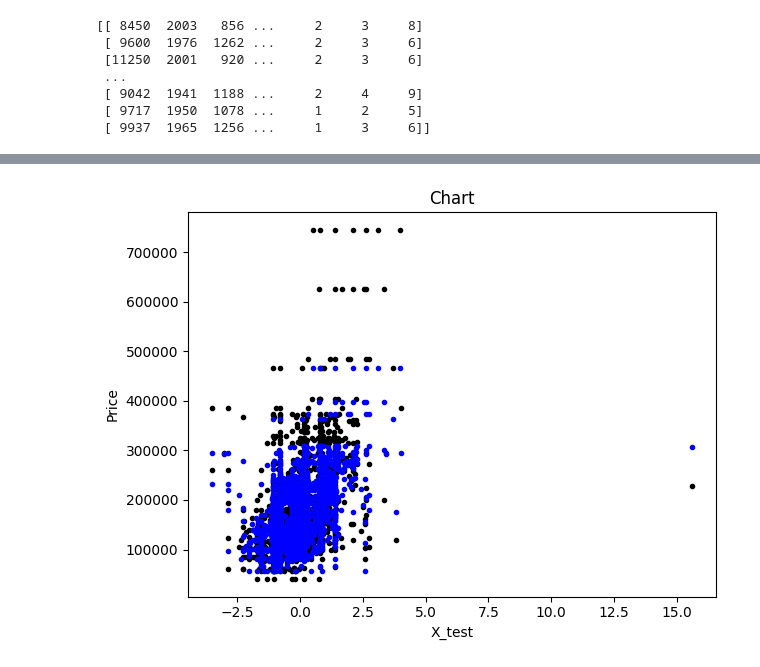
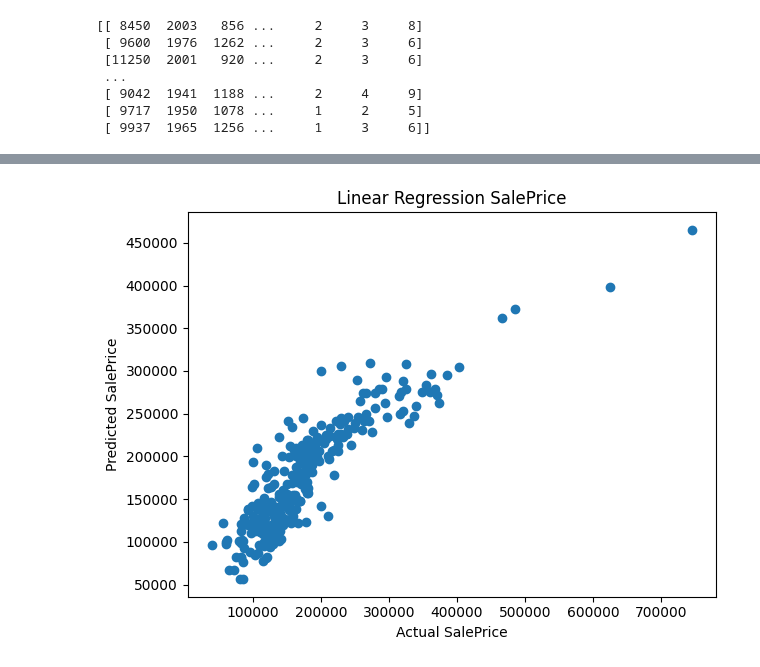
Before and after one commit to thiengoan/PythonEngineers, a Jupyter notebook: HomeWork3.ipynb, the cells around one changed output, grey strips where cells are left out. Saved outputs shown, nothing was run; the diff lists cells and outputs as text; code cells hidden in the pictures.

```diff
--- a/HomeWork3.ipynb
+++ b/HomeWork3.ipynb
@@ -146,13 +118,13 @@ print(Y_predict)
  239676.03459431  66871.86597937  81325.3260829  258575.84320519]
 # %%
 import matplotlib.pyplot as plt
+
 plt.figure()
-plt.plot(X_test_scaler, Y_test, '.', color = 'black')
-plt.plot(X_test_scaler, Y_predict, '.', color = 'blue')
-plt.title('Chart')
-plt.xlabel('X_test')
-plt.ylabel('Price')
+plt.scatter(Y_test,Y_predict)
+plt.title('Linear Regression SalePrice')
+plt.xlabel('Actual SalePrice')
+plt.ylabel('Predicted SalePrice')
 plt.tight_layout()
 plt.show()
 # %% [output]
-[figure, old version]
+[figure, new version]
```
Also changed, not shown: parts of 3 cells of this notebook.
